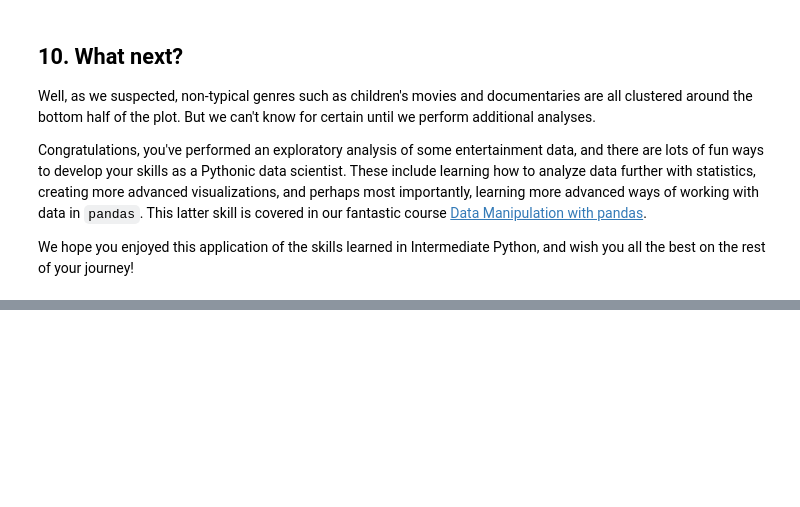
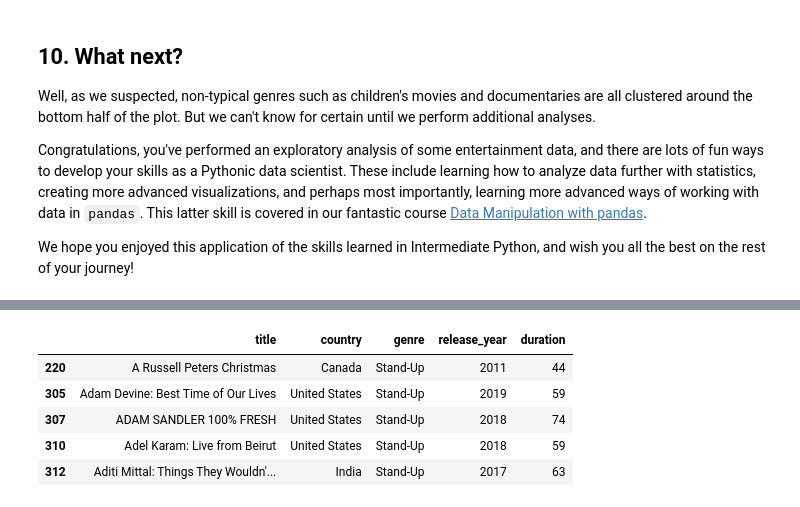
Before and after one commit to vuanhtuan1012/data-scientist-with-python, a Jupyter notebook: 03_Investigating Netflix Movies and Guest Stars in The Office/notebook.ipynb, the cells around one changed output, grey strips where cells are left out. Saved outputs shown, nothing was run; the diff lists cells and outputs as text; code cells hidden in the pictures; blank space fills up the shorter version.

```diff
--- a/03_Investigating Netflix Movies and Guest Stars in The Office/notebook.ipynb
+++ b/03_Investigating Netflix Movies and Guest Stars in The Office/notebook.ipynb
@@ -220,0 +234,11 @@ are_movies_getting_shorter = 'maybe'
+# %%
+# dataframe of stand-up genre
+standup_df = netflix_movies_col_subset[netflix_movies_col_subset['genre'] == 'Stand-Up']
+standup_df.head()
+# %% [output]
+|  | title | country | genre | release_year | duration |
+| 220 | A Russell Peters Christmas | Canada | Stand-Up | 2011 | 44 |
+| 305 | Adam Devine: Best Time of Our Lives | United States | Stand-Up | 2019 | 59 |
+| 307 | ADAM SANDLER 100% FRESH | United States | Stand-Up | 2018 | 74 |
+| 310 | Adel Karam: Live from Beirut | United States | Stand-Up | 2018 | 59 |
+| 312 | Aditi Mittal: Things They Wouldn'... | India | Stand-Up | 2017 | 63 |
```
Also changed, not shown: parts of 7 cells of this notebook, 3 other files.
